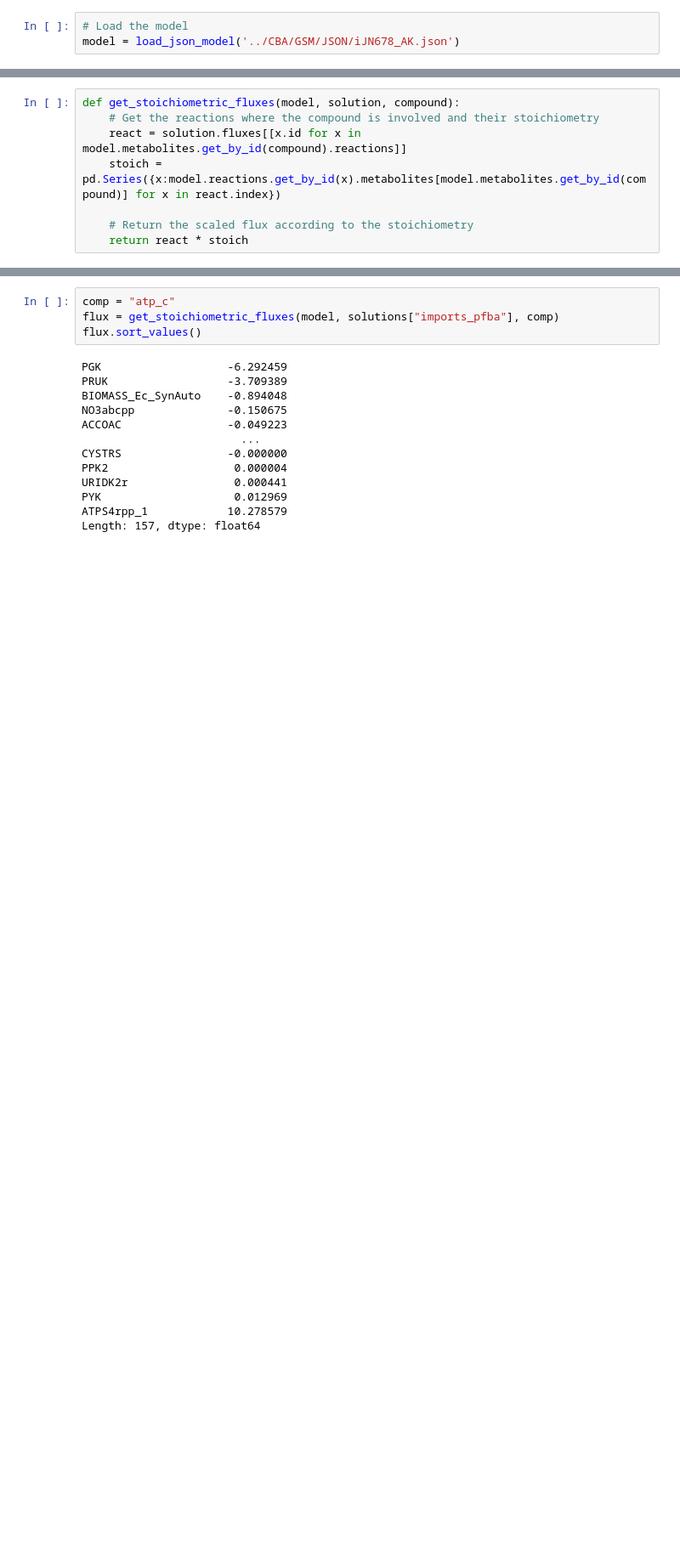
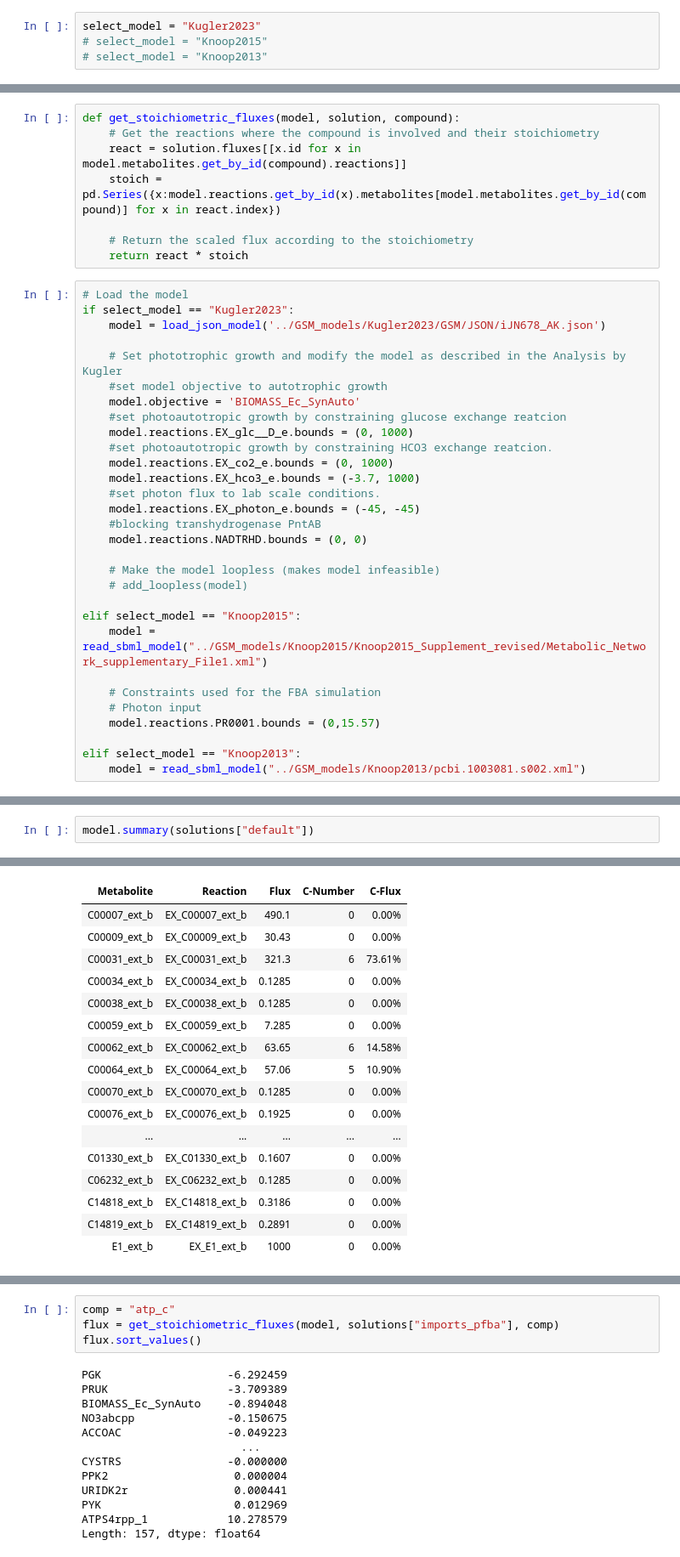
Before and after one commit to Computational-Biology-Aachen/synechocystis-photosynthesis-2024, a Jupyter notebook: Notebooks/get_biomass_function.ipynb, the cells around one changed output, grey strips where cells are left out. Shown at 85% size. Saved outputs shown, nothing was run; the diff lists cells and outputs as text; blank space fills up the shorter version.

```diff
--- a/Notebooks/get_biomass_function.ipynb
+++ b/Notebooks/get_biomass_function.ipynb
@@ -16,6 +39,7 @@ from cobra import Model, Reaction, Metabolite
-# %%
-# Load the model
-model = load_json_model('../CBA/GSM/JSON/iJN678_AK.json')
+# %%
+select_model = "Kugler2023"
+# select_model = "Knoop2015"
+# select_model = "Knoop2013"
 # %%
 def add_import(model, metabolite_name, reaction_stoichiometry, bounds=(-1000,1000)):
     # Define the reaction
@@ -54,3 +60,33 @@ def get_stoichiometric_fluxes(model, solution, compound):
 
     # Return the scaled flux according to the stoichiometry
     return react * stoich
+# %%
+# Load the model
+if select_model == "Kugler2023":
+    model = load_json_model('../GSM_models/Kugler2023/GSM/JSON/iJN678_AK.json')
+
+    # Set phototrophic growth and modify the model as described in the Analysis by Kugler
+    #set model objective to autotrophic growth
+    model.objective = 'BIOMASS_Ec_SynAuto'
+    #set photoautotropic growth by constraining glucose exchange reatcion
+    model.reactions.EX_glc__D_e.bounds = (0, 1000)
+    #set photoautotropic growth by constraining HCO3 exchange reatcion.
+    model.reactions.EX_co2_e.bounds = (0, 1000)
+    model.reactions.EX_hco3_e.bounds = (-3.7, 1000)
+    #set photon flux to lab scale conditions.
+    model.reactions.EX_photon_e.bounds = (-45, -45)
+    #blocking transhydrogenase PntAB
+    model.reactions.NADTRHD.bounds = (0, 0)
+
+    # Make the model loopless (makes model infeasible)
+    # add_loopless(model)
+
+elif select_model == "Knoop2015":
+    model = read_sbml_model("../GSM_models/Knoop2015/Knoop2015_Supplement_revised/Metabolic_Network_supplementary_File1.xml")
+
+    # Constraints used for the FBA simulation
+    # Photon input
+    model.reactions.PR0001.bounds = (0,15.57)
+
+elif select_model == "Knoop2013":
+    model = read_sbml_model("../GSM_models/Knoop2013/pcbi.1003081.s002.xml")
@@ -56,0 +111,3 @@ def get_stoichiometric_fluxes(model, solution, compound):
+# %%
+model.summary(solutions["default"])
+# %% [output]
@@ -56,0 +117,17 @@ def get_stoichiometric_fluxes(model, solution, compound):
+| Metabolite | Reaction | Flux | C-Number | C-Flux |
+| C00007_ext_b | EX_C00007_ext_b | 490.1 | 0 | 0.00% |
+| C00009_ext_b | EX_C00009_ext_b | 30.43 | 0 | 0.00% |
+| C00031_ext_b | EX_C00031_ext_b | 321.3 | 6 | 73.61% |
+| C00034_ext_b | EX_C00034_ext_b | 0.1285 | 0 | 0.00% |
+| C00038_ext_b | EX_C00038_ext_b | 0.1285 | 0 | 0.00% |
+| C00059_ext_b | EX_C00059_ext_b | 7.285 | 0 | 0.00% |
+| C00062_ext_b | EX_C00062_ext_b | 63.65 | 6 | 14.58% |
+| C00064_ext_b | EX_C00064_ext_b | 57.06 | 5 | 10.90% |
+| C00070_ext_b | EX_C00070_ext_b | 0.1285 | 0 | 0.00% |
+| C00076_ext_b | EX_C00076_ext_b | 0.1925 | 0 | 0.00% |
+| ... | ... | ... | ... | ... |
+| C01330_ext_b | EX_C01330_ext_b | 0.1607 | 0 | 0.00% |
+| C06232_ext_b | EX_C06232_ext_b | 0.1285 | 0 | 0.00% |
+| C14818_ext_b | EX_C14818_ext_b | 0.3186 | 0 | 0.00% |
+| C14819_ext_b | EX_C14819_ext_b | 0.2891 | 0 | 0.00% |
+| E1_ext_b | EX_E1_ext_b | 1000 | 0 | 0.00% |
```
Also changed, not shown: parts of 18 cells of this notebook.
